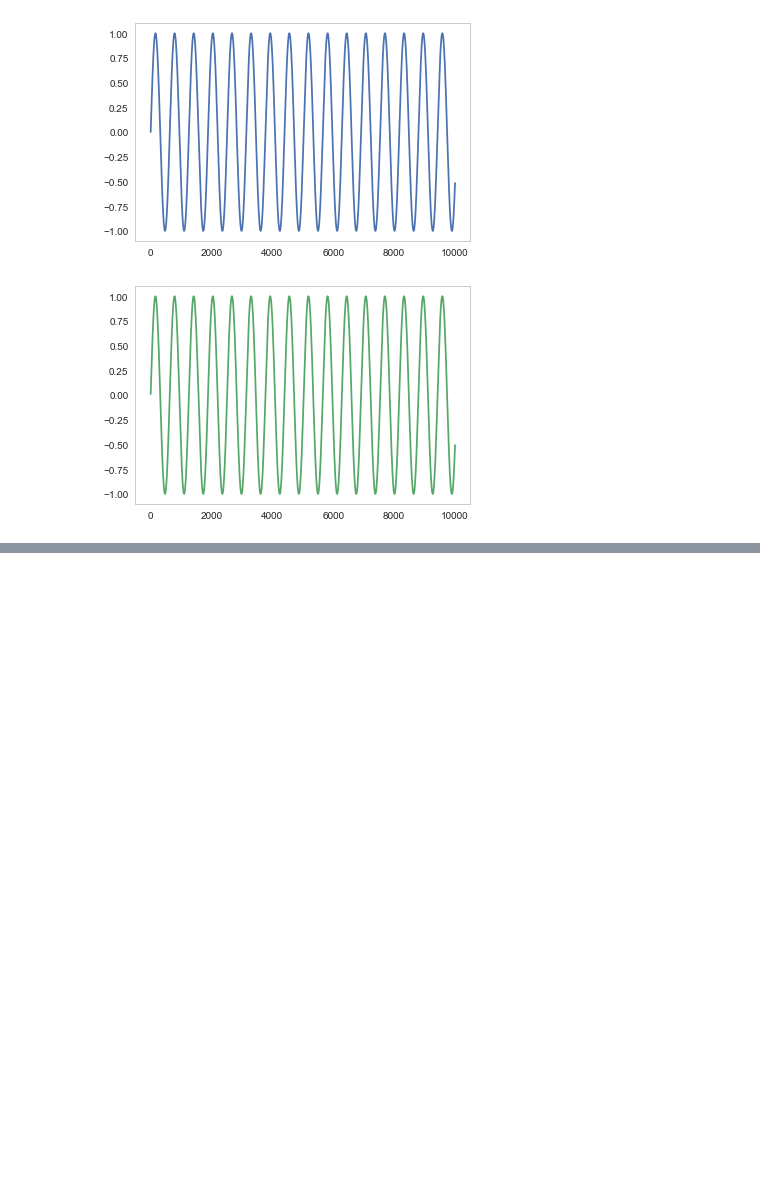
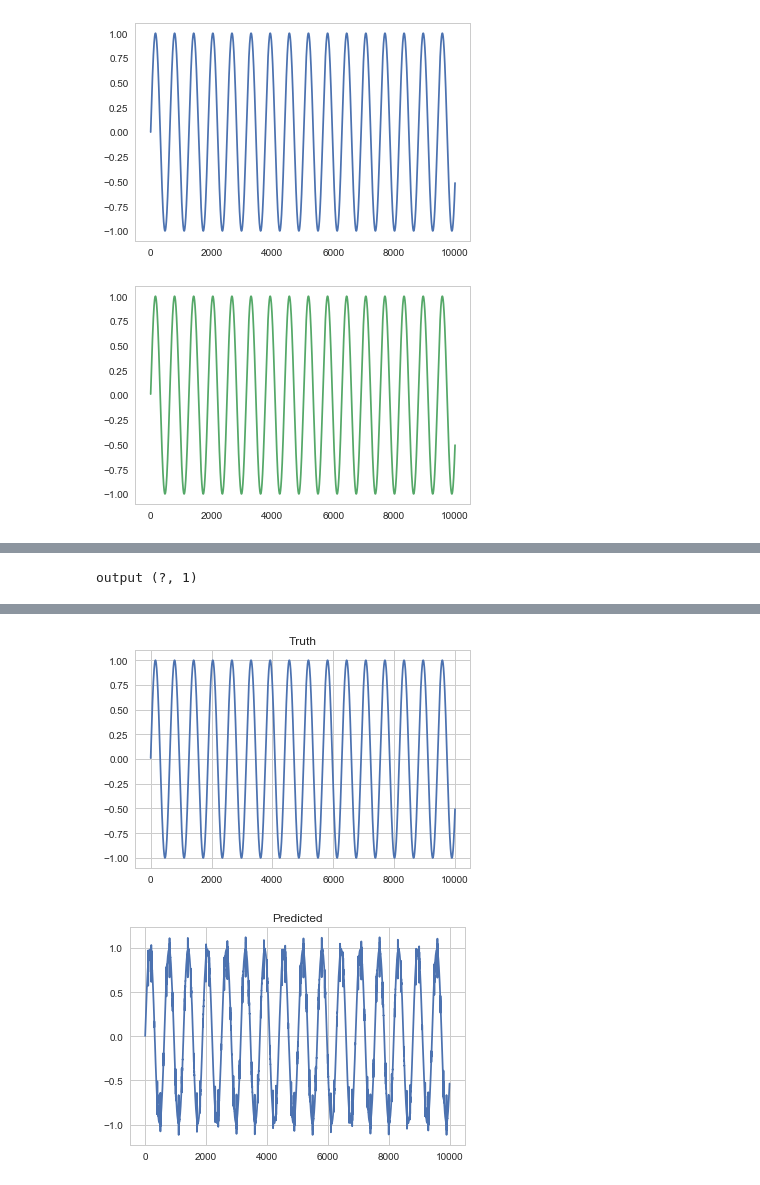
Before and after one commit to minus31/Tensorflow_Tutorial, a Jupyter notebook: 5.RNN.ipynb, the cells around one changed output, grey strips where cells are left out. Saved outputs shown, nothing was run; the diff lists cells and outputs as text; code cells hidden in the pictures; blank space fills up the shorter version.

```diff
--- a/5.RNN.ipynb
+++ b/5.RNN.ipynb
@@ -88,0 +60,53 @@ inputs
+# %%
+time_step = 100 # it's an maximum length to memorize
+reshaped_sin = np.reshape(sin, [-1, time_step, 1])
+reshaped_sin_next = np.reshape(sin_next, [-1, 1])
+
+signal = tf.placeholder(tf.float32, [None, time_step, 1])
+signal_next = tf.placeholder(tf.float32, [None, 1])
+
+# tiemstep을 기준으로 unstack
+unstacked_signal = tf.unstack(signal, axis=1) # make [None, 1] shape
+
+state_size = 30 # it refers the number of nodes in hiddensize
+
+rnn_cell = tf.nn.rnn_cell.BasicRNNCell(state_size)
+
+# state is the last one of states
+states, state = tf.nn.static_rnn(cell=rnn_cell,
+                                 inputs=unstacked_signal,
+                                 dtype=tf.float32
+                                 )
+#states의 shape은 [None, 30(state_size)]
+states = tf.stack(states, axis=1)
+# > the shape becomes [batch_size, time_step, state_size]
+
+# [batch_size * time_step , state_size]
+reshaped_states = tf.reshape(states, [-1, state_size])
+
+output = tf.layers.dense(reshaped_states, units=1, use_bias=False)
+
+loss = tf.losses.mean_squared_error(signal_next, output) # many to many
+train_op = tf.train.GradientDescentOptimizer(1e-1).minimize(loss)
+
+accuracy = tf.contrib.metrics.streaming_pearson_correlation(output, signal_next)
+# %% [output]
+output (?, 1)
+# %%
+with tf.Session() as sess :
+    sess.run(tf.global_variables_initializer())
+    sess.run(tf.local_variables_initializer())
+    for epoch in range(100): # 이때는 batch 와 전체 데이터가 같으므로 그냥 이포크 당 업데이트를 한다고 할 수 있다.
+        _, _loss, _acc = sess.run([train_op, loss, accuracy],
+                                 feed_dict={signal: reshaped_sin, signal_next:reshaped_sin_next})
+        if epoch % 10 == 0:
+            print("{} epoch, train_loss : {} , accuracy : {}".format(epoch, _loss, _acc))
+    pred = sess.run(output, feed_dict={signal : reshaped_sin})
+    plt.figure()
+    plt.title("Truth")
+    plt.plot(sin_next, 'b')
+    plt.figure()
+    plt.title('Predicted')
+    plt.plot(pred)
+    plt.show()
+# %% [output]
@@ -88,0 +123,2 @@ inputs
+[figure, added]
+[figure, added]
```
Also changed, not shown: parts of 2 cells of this notebook.
